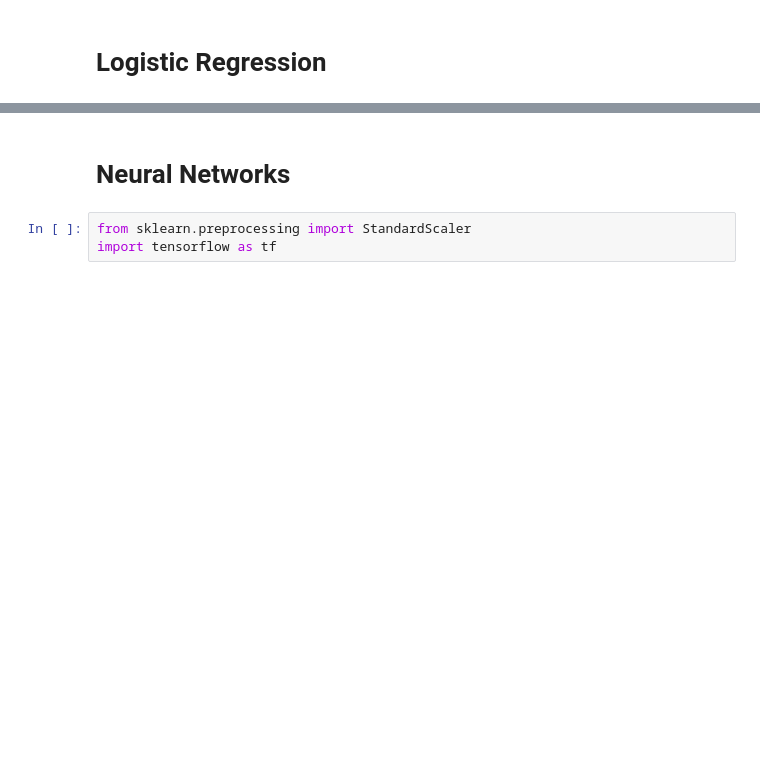
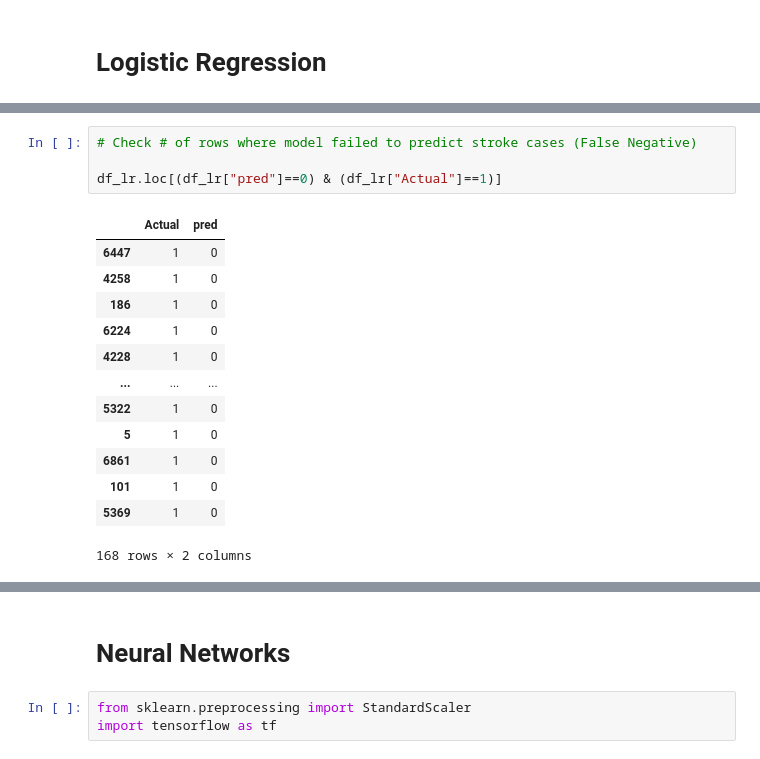
Before and after one commit to Bbert88/brain-stroke-prediction, a Jupyter notebook: Machine_Learning_segment_2.ipynb, the cells around one changed output, grey strips where cells are left out. Saved outputs shown, nothing was run; the diff lists cells and outputs as text; blank space fills up the shorter version.

```diff
--- a/Machine_Learning_segment_2.ipynb
+++ b/Machine_Learning_segment_2.ipynb
@@ -196 +216,19 @@ df_lr.loc[(df_lr["pred"]==1) & (df_lr["Actual"]==1)]
+# %%
+# Check # of rows where model failed to predict stroke cases (False Negative)
+
+df_lr.loc[(df_lr["pred"]==0) & (df_lr["Actual"]==1)]
+# %% [output]
+|  | Actual | pred |
+| 6447 | 1 | 0 |
+| 4258 | 1 | 0 |
+| 186 | 1 | 0 |
+| 6224 | 1 | 0 |
+| 4228 | 1 | 0 |
+| ... | ... | ... |
+| 5322 | 1 | 0 |
+| 5 | 1 | 0 |
+| 6861 | 1 | 0 |
+| 101 | 1 | 0 |
+| 5369 | 1 | 0 |
+168 rows × 2 columns
 # %%
```
Also changed, not shown: parts of 28 cells of this notebook.
